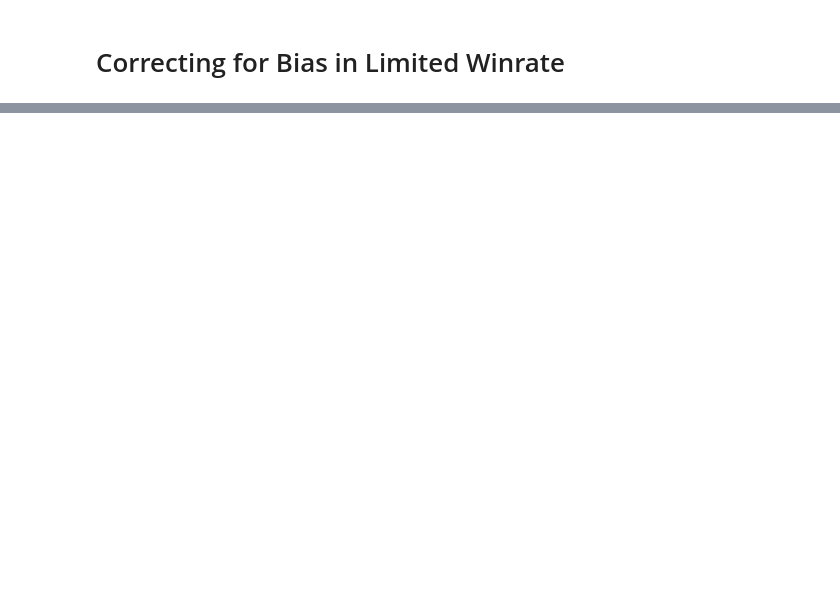
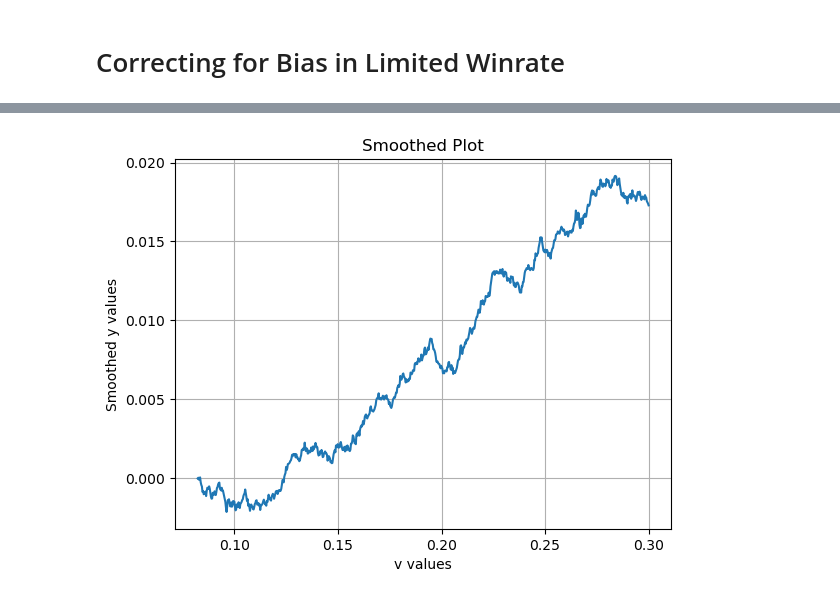
Before and after one commit to kest3869/MTG, a Jupyter notebook: Articles/bias.ipynb, the cells around one changed output, grey strips where cells are left out. Cells and saved outputs as stored; diff of their text form; code cells hidden in the pictures; blank space fills up the shorter version.

```diff
--- a/Articles/bias.ipynb
+++ b/Articles/bias.ipynb
@@ -117,0 +120,31 @@ print(np.mean(winrates))
+# %%
+v_vals = np.linspace(0.01,0.3, 1000)
+PQ = 0.45  # Play quality (fixed)
+mu_DQ = 0.45  # Mean deck quality (slightly below average)
+num_trials = 50  # Number of simulations to run for each value of num_drafts
+max_wins = 7
+max_losses = 3
+o_rates = []
+e_expected = PQ*0.5 + mu_DQ * 0.5
+
+for v in v_vals:
+    o_rates.append(monte_carlo_simulation(num_trials, PQ, mu_DQ, v))
+
+y_vals = np.array(o_rates) - e_expected
+
+# Smoothing the y-values using a moving average
+window_size = 250  # You can adjust the window size to control the smoothing
+smoothed_y_vals = moving_average(y_vals, window_size)
+
+# Adjust x-values for the moving average since the length will be shorter
+smoothed_v_vals = v_vals[window_size-1:]
+
+# Plot the smoothed data
+plt.plot(smoothed_v_vals, smoothed_y_vals)
+plt.xlabel('v values')
+plt.ylabel('Smoothed y values')
+plt.title('Smoothed Plot')
+plt.grid(True)
+plt.show()
+# %% [output]
+[figure, added]
```
Also changed, not shown: parts of 2 cells of this notebook.
